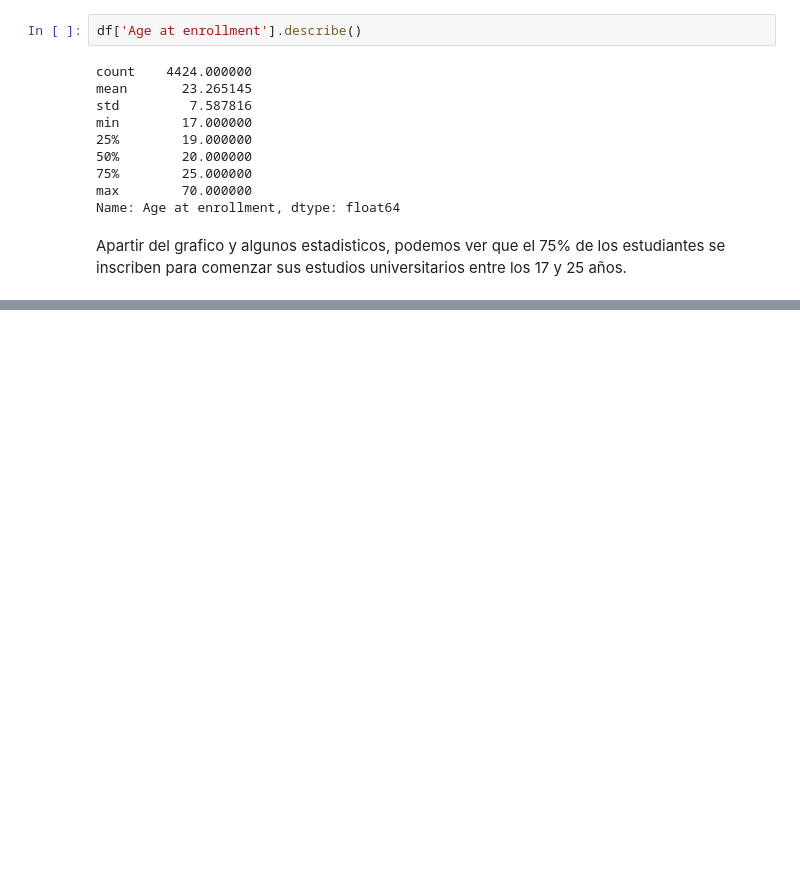
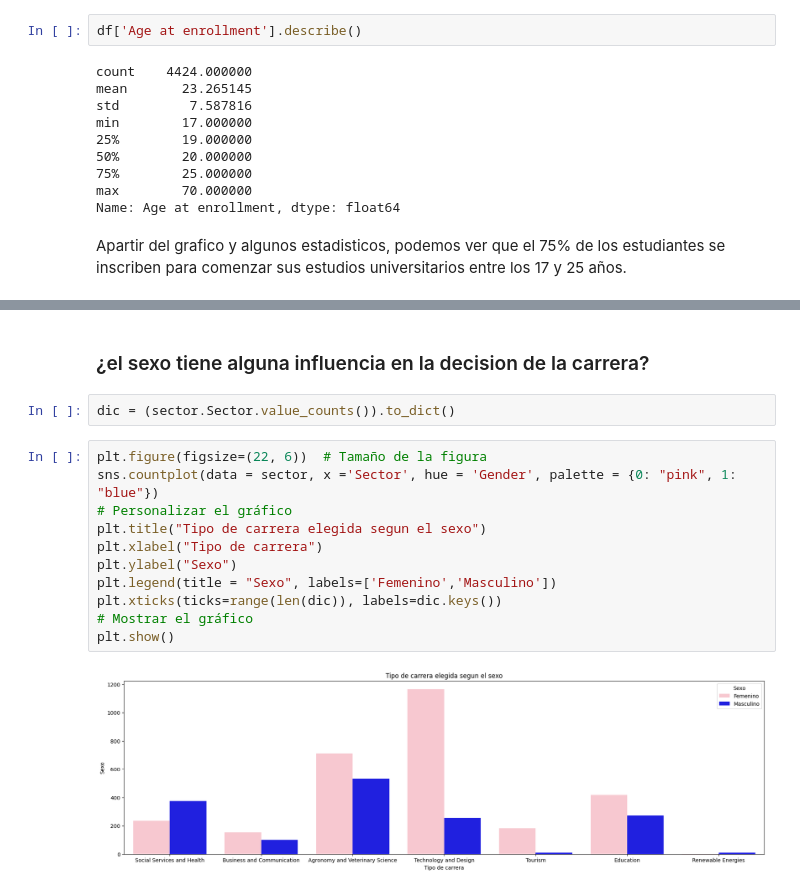
Before and after one commit to fowardelcac/Abandono-Escolar, a Jupyter notebook: Notebooks/conclusiones.ipynb, the cells around one changed output, grey strips where cells are left out. Saved outputs shown, nothing was run; the diff lists cells and outputs as text; blank space fills up the shorter version.

```diff
--- a/Notebooks/conclusiones.ipynb
+++ b/Notebooks/conclusiones.ipynb
@@ -54,0 +106,17 @@ Apartir del grafico y algunos estadisticos, podemos ver que el 75% de los estudi
+# %% [markdown]
+### ¿el sexo tiene alguna influencia en la decision de la carrera?
+# %%
+dic = (sector.Sector.value_counts()).to_dict()
+# %%
+plt.figure(figsize=(22, 6))  # Tamaño de la figura
+sns.countplot(data = sector, x ='Sector', hue = 'Gender', palette = {0: "pink", 1: "blue"})
+# Personalizar el gráfico
+plt.title("Tipo de carrera elegida segun el sexo")
+plt.xlabel("Tipo de carrera")
+plt.ylabel("Sexo")
+plt.legend(title = "Sexo", labels=['Femenino','Masculino'])
+plt.xticks(ticks=range(len(dic)), labels=dic.keys())
+# Mostrar el gráfico
+plt.show()
+# %% [output]
+[figure, added]
```
Also changed, not shown: parts of 12 cells of this notebook.
